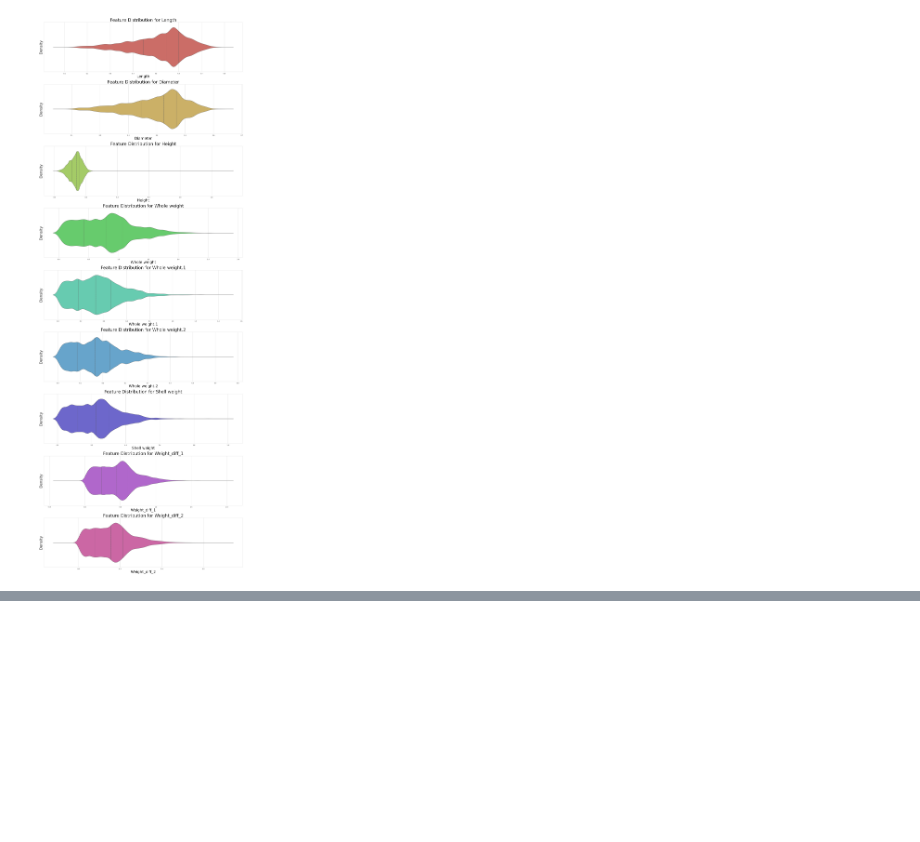
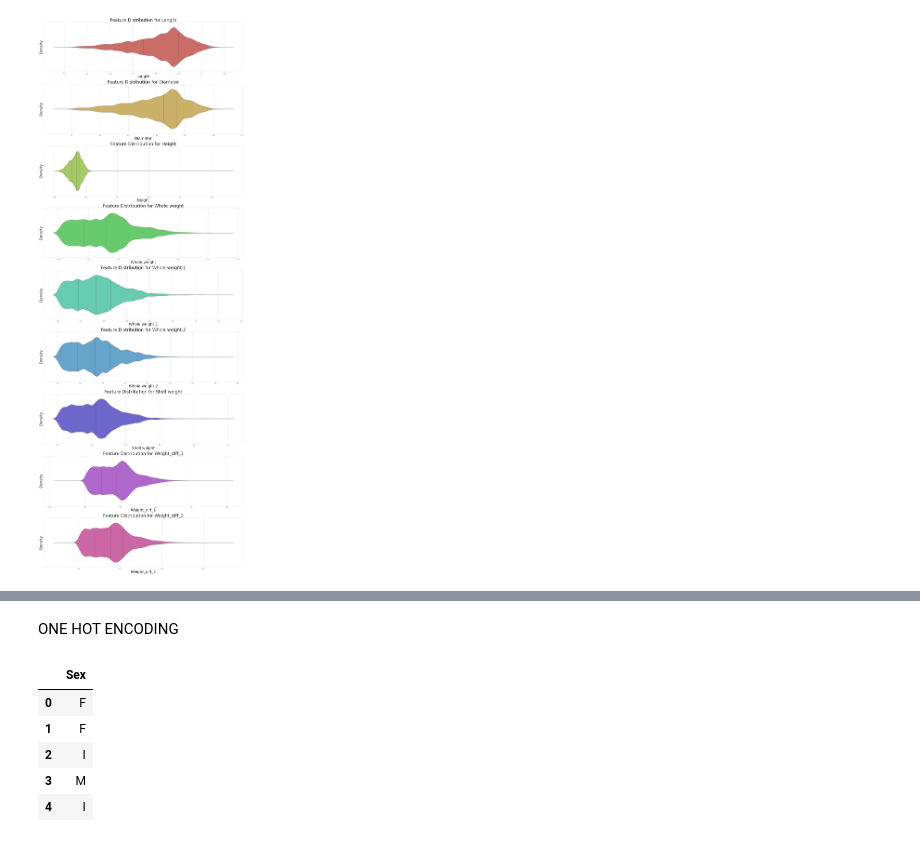
Before and after one commit to Cralsic123/Optuna-for-abalone-dataset, a Jupyter notebook: Optuna_.ipynb, the cells around one changed output, grey strips where cells are left out. Drawn from its saved outputs; the diff is of its cells as text; code cells hidden in the pictures; blank space fills up the shorter version.

```diff
--- a/Optuna_.ipynb
+++ b/Optuna_.ipynb
@@ -147,0 +175,13 @@ Passing `palette` without assigning `hue` is deprecated and will be removed in v
+# %% [markdown]
+ONE HOT ENCODING
+# %%
+train_to_ohe = train_df[categorical_cols]
+test_to_ohe = test_df[categorical_cols]
+train_to_ohe.head()
+# %% [output]
+|  | Sex |
+| 0 | F |
+| 1 | F |
+| 2 | I |
+| 3 | M |
+| 4 | I |
```
Also changed, not shown: parts of 4 cells of this notebook.
